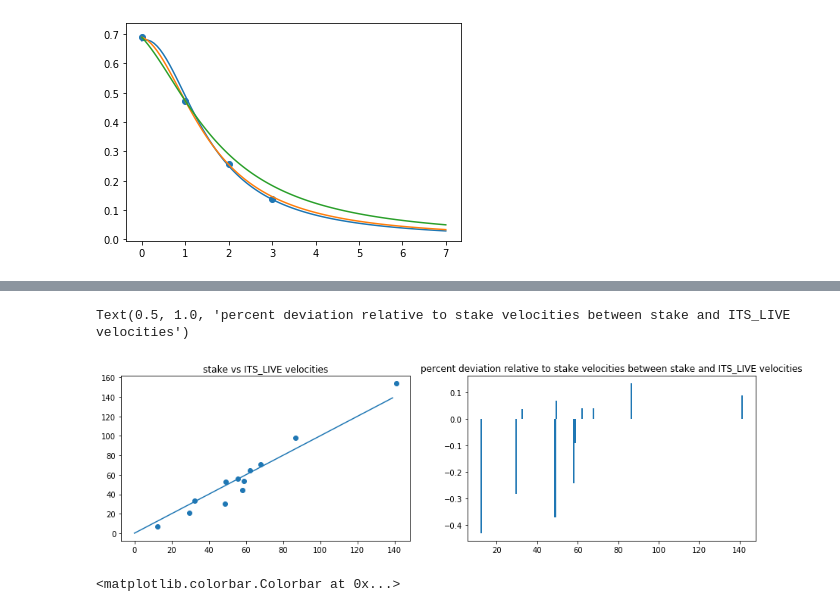
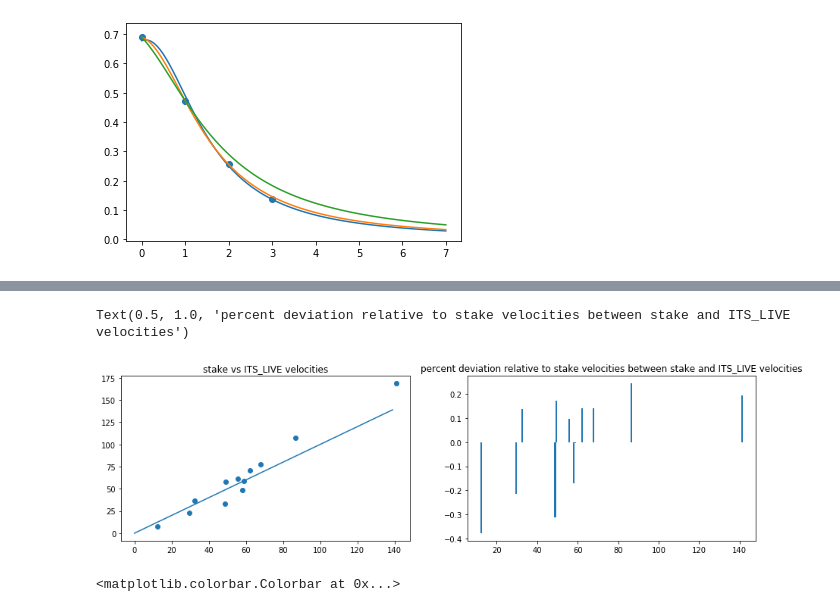
Before and after one commit to hahohe1892/thick_inv, a Jupyter notebook: auto_analysis.ipynb, the cells around one changed output, grey strips where cells are left out. Saved outputs shown, nothing was run; the diff lists cells and outputs as text; code cells hidden in the pictures.

```diff
--- a/auto_analysis.ipynb
+++ b/auto_analysis.ipynb
@@ -132,6 +123,6 @@ line = ax.plot((md.it_fields.S_ref)[40,:])
 # %%
-data = input_data()
-data.build_input()
+#data = input_data()
+#data.build_input()
 
 radar = radar_data()
 radar.rad_as_array(data)
@@ -245,23 +217,23 @@ ax.set_xscale('log')
 # %%
 ### velocity from Jack ###
 vel_xyz_df = pd.read_excel('./kronebreen/HDF_stake_velocities.xlsx', 1, header=None)
 vel_x = np.array(vel_xyz_df.loc[:,1])
 vel_y = np.array(vel_xyz_df.loc[:,2])
 vel_z = np.array(vel_xyz_df.loc[:,3])
 
 vel_df = pd.read_excel('./kronebreen/HDF_stake_velocities.xlsx', 0, header=None)
 vel_1420 = np.nanmean(np.array(vel_df.loc[3:,range(20,30,2)]), axis=1)
-vel_mes_at_stakes = get_nearest(data.x,data.y,data.vel_Jack, vel_x, vel_y)
+vel_mes_at_stakes = get_nearest(data.x,data.y,(data.vel_Jack/365/3.8)*(365/24)*100, vel_x, vel_y)
 fig,ax = plt.subplots(1,2, figsize = (15,4))
 points = ax[0].scatter(vel_1420, vel_mes_at_stakes)
 line = ax[0].plot(range(140), range(140))
 points1 = ax[1].bar(vel_1420, (vel_mes_at_stakes  - vel_1420)/vel_1420)
 
 ax[0].set_title('stake vs ITS_LIVE velocities')
 ax[1].set_title('percent deviation relative to stake velocities between stake and ITS_LIVE velocities')
 # %% [output]
 Text(0.5, 1.0, 'percent deviation relative to stake velocities between stake and ITS_LIVE velocities')
-[figure, old version]
+[figure, new version]
 # %%
 fig,ax = plt.subplots(1,3,figsize = (18,8))
 field = ax[0].pcolor((md.series.vel_all[it_step]-data.vel_Millan)/(data.vel_Millan)*radar.mask_arr*np.minimum(md.it_fields.vel_mes,1), cmap = 'RdBu', vmin = -1, vmax = 1)
```
Also changed, not shown: parts of 24 cells of this notebook, 2 other files.
